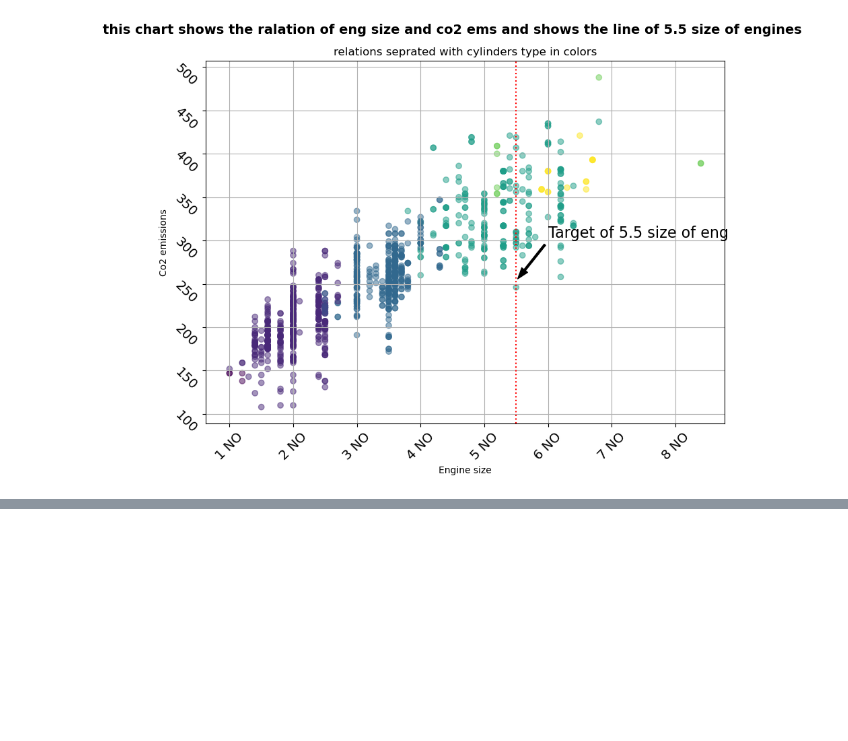
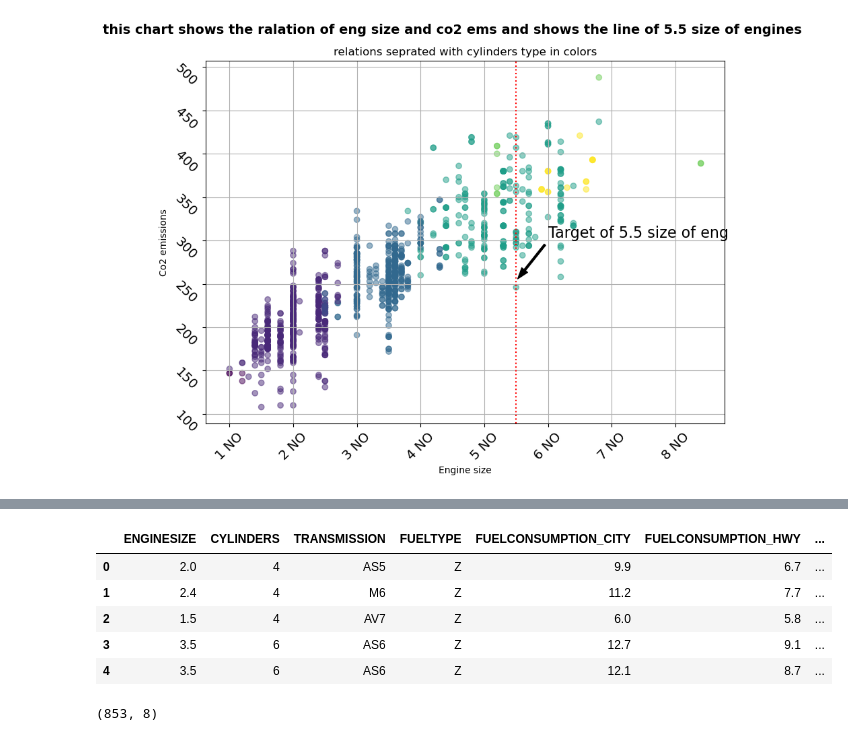
Before and after one commit to amiridk/MachineLearning, a Jupyter notebook: Regression/engine_co2.ipynb, the cells around one changed output, grey strips where cells are left out. Saved outputs shown, nothing was run; the diff lists cells and outputs as text; code cells hidden in the pictures; blank space fills up the shorter version.

```diff
--- a/Regression/engine_co2.ipynb
+++ b/Regression/engine_co2.ipynb
@@ -130,0 +140,4 @@ R2-score: 0.75
+# %%
+path = os.path.join('../data_samples/FuelConsumption.csv')
+df = pd.read_csv(path)
+df.head()
@@ -130,0 +151,17 @@ R2-score: 0.75
+# %%
+cdf = df.iloc[...,4:]
+cdf.head()
+# %% [output]
+|  | ENGINESIZE | CYLINDERS | TRANSMISSION | FUELTYPE | FUELCONSUMPTION_CITY | FUELCONSUMPTION_HWY | ... |
+| 0 | 2.0 | 4 | AS5 | Z | 9.9 | 6.7 | ... |
+| 1 | 2.4 | 4 | M6 | Z | 11.2 | 7.7 | ... |
+| 2 | 1.5 | 4 | AV7 | Z | 6.0 | 5.8 | ... |
+| 3 | 3.5 | 6 | AS6 | Z | 12.7 | 9.1 | ... |
+| 4 | 3.5 | 6 | AS6 | Z | 12.1 | 8.7 | ... |
+# %%
+X=cdf.iloc[...,:-1]
+y= cdf.iloc[...,-1]
+X_train, X_test, y_train, y_test = train_test_split(X, y, test_size=0.2, random_state=42)
+X_train.shape
+# %% [output]
+(853, 8)
```
Also changed, not shown: parts of 12 cells of this notebook, 3 other files.
